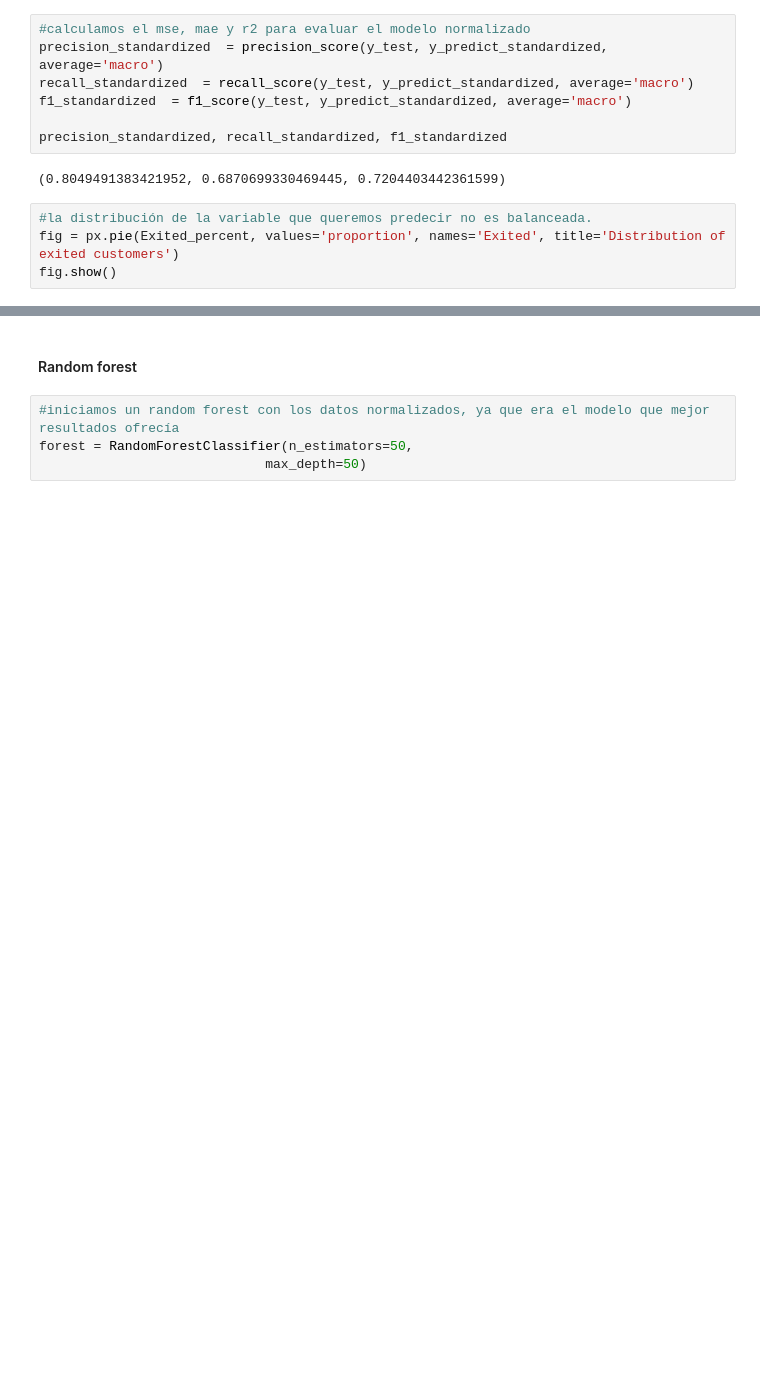
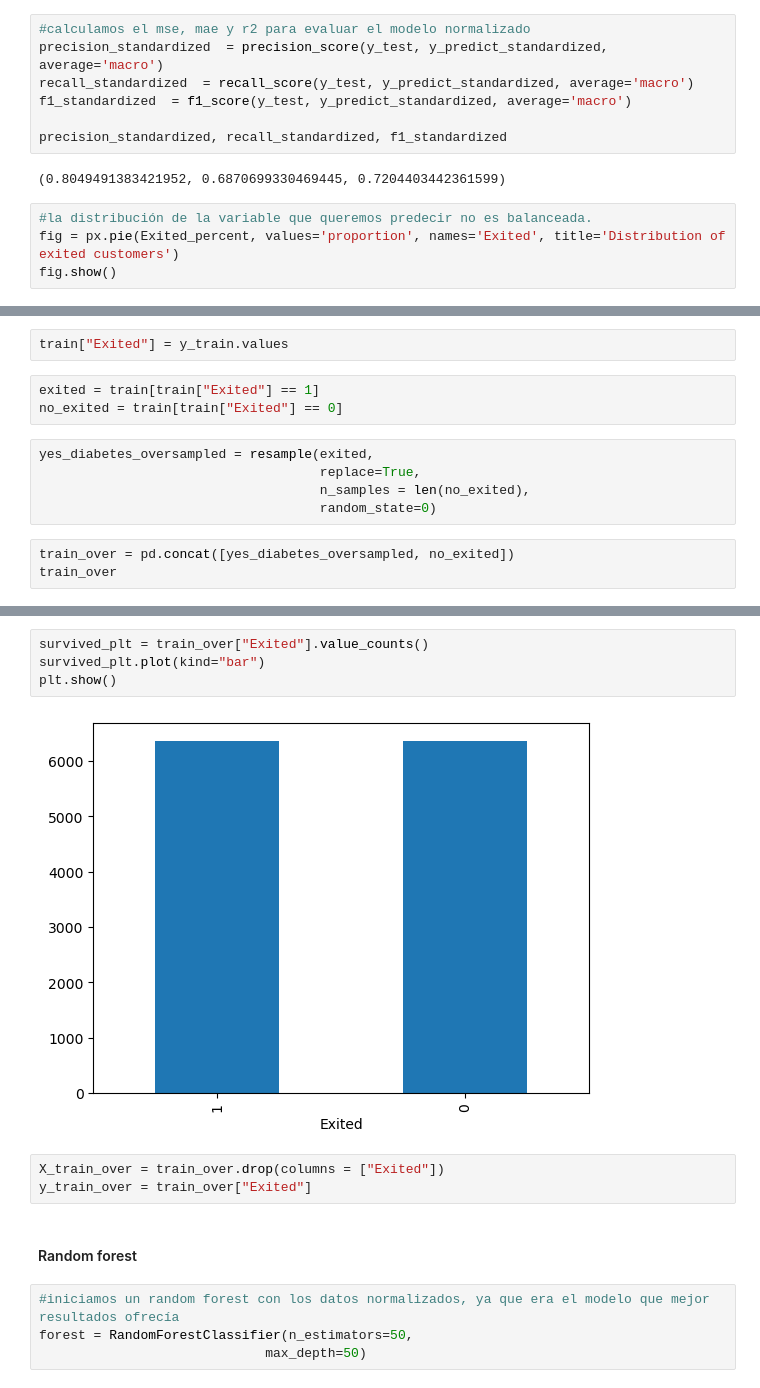
Before and after one commit to alicia-perez-diez/bank_churn_project, a Jupyter notebook: notebooks/main.ipynb, the cells around one changed output, grey strips where cells are left out. Saved outputs shown, nothing was run; the diff lists cells and outputs as text; blank space fills up the shorter version.

```diff
--- a/notebooks/main.ipynb
+++ b/notebooks/main.ipynb
@@ -675,0 +897,13 @@ X_train_sm,y_train_sm = sm.fit_resample(X_train_norm,y_train)
+# %%
+train["Exited"] = y_train.values
+# %%
+exited = train[train["Exited"] == 1]
+no_exited = train[train["Exited"] == 0]
+# %%
+yes_diabetes_oversampled = resample(exited,
+                                    replace=True,
+                                    n_samples = len(no_exited),
+                                    random_state=0)
+# %%
+train_over = pd.concat([yes_diabetes_oversampled, no_exited])
+train_over
@@ -676,3 +924,12 @@ X_train_sm,y_train_sm = sm.fit_resample(X_train_norm,y_train)
+# %%
+survived_plt = train_over["Exited"].value_counts()
+survived_plt.plot(kind="bar")
+plt.show()
+# %% [output]
+[figure, added]
+# %%
+X_train_over = train_over.drop(columns = ["Exited"])
+y_train_over = train_over["Exited"]
 # %% [markdown]
 #### Random forest
 # %%
```
Also changed, not shown: parts of 91 cells of this notebook, 2 other files.
